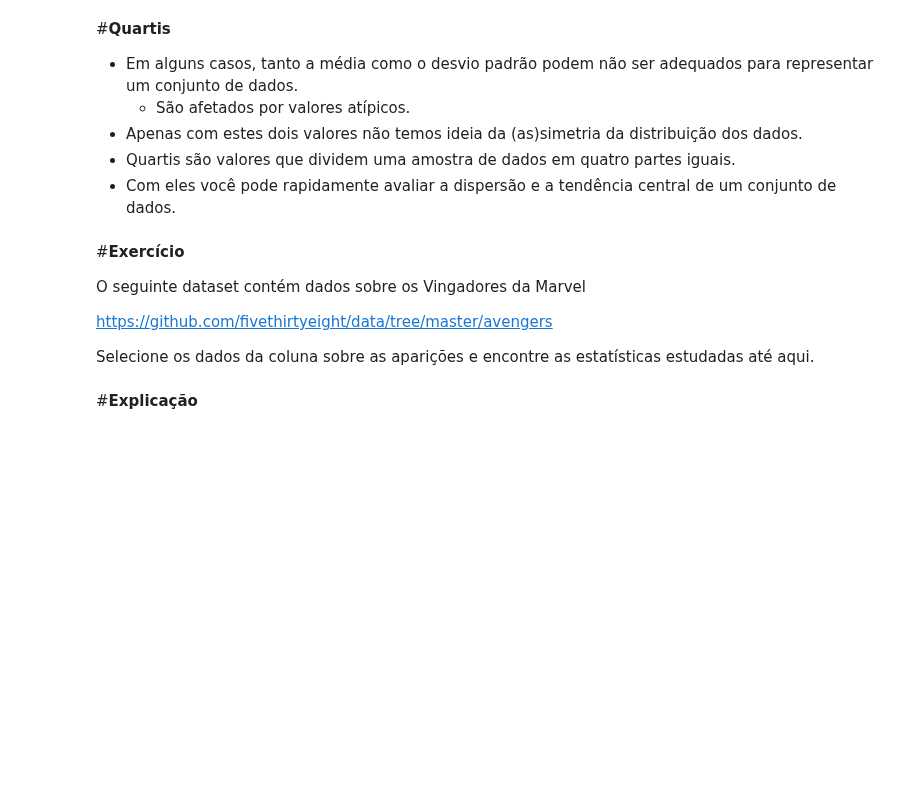
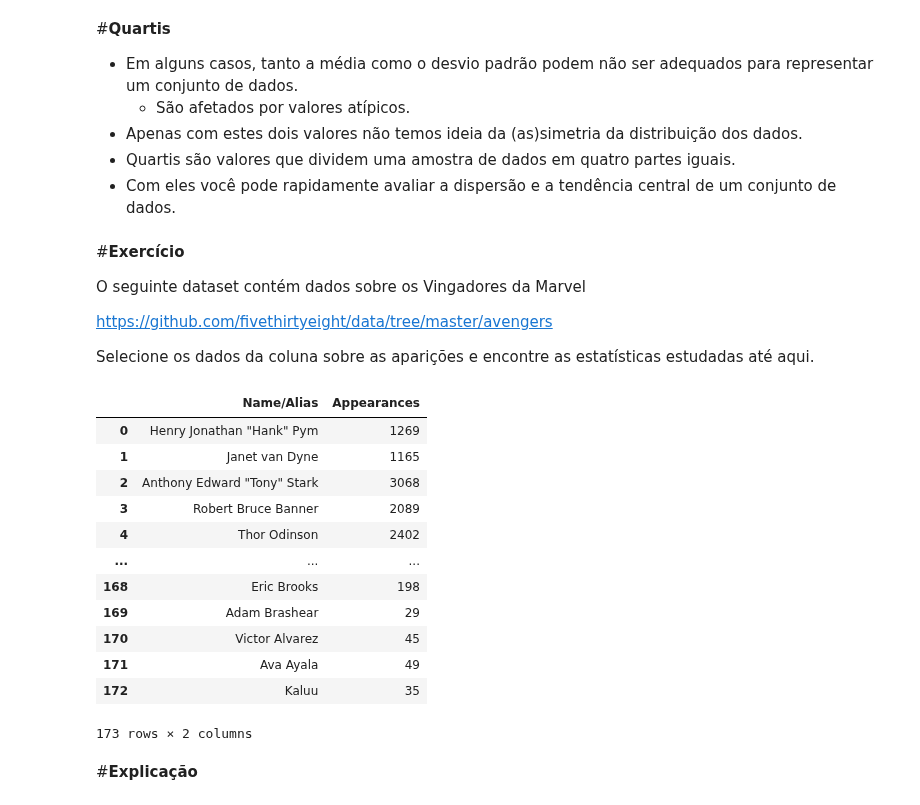
Before and after one commit to mariasald/avd-2024-01, a Jupyter notebook: avd.ipynb, the cells around one changed output. Cells and saved outputs as stored; diff of their text form; code cells hidden in the pictures; blank space fills up the shorter version.

```diff
--- a/avd.ipynb
+++ b/avd.ipynb
@@ -439,6 +441,24 @@ O seguinte dataset contém dados sobre os Vingadores da Marvel
 https://github.com/fivethirtyeight/data/tree/master/avengers
 
 Selecione os dados da coluna sobre as aparições e encontre as estatísticas estudadas até aqui.
+# %%
+df = pd.read_csv("/content/avengers.csv", encoding="latin1")
+df_aparicoes = df[['Name/Alias', 'Appearances']]
+df_aparicoes
+# %% [output]
+|  | Name/Alias | Appearances |
+| 0 | Henry Jonathan "Hank" Pym | 1269 |
+| 1 | Janet van Dyne | 1165 |
+| 2 | Anthony Edward "Tony" Stark | 3068 |
+| 3 | Robert Bruce Banner | 2089 |
+| 4 | Thor Odinson | 2402 |
+| ... | ... | ... |
+| 168 | Eric Brooks | 198 |
+| 169 | Adam Brashear | 29 |
+| 170 | Victor Alvarez | 45 |
+| 171 | Ava Ayala | 49 |
+| 172 | Kaluu | 35 |
+173 rows × 2 columns
 # %% [markdown]
 #**Explicação**
 # %% [markdown]
```
Also changed, not shown: parts of 2 cells of this notebook.
